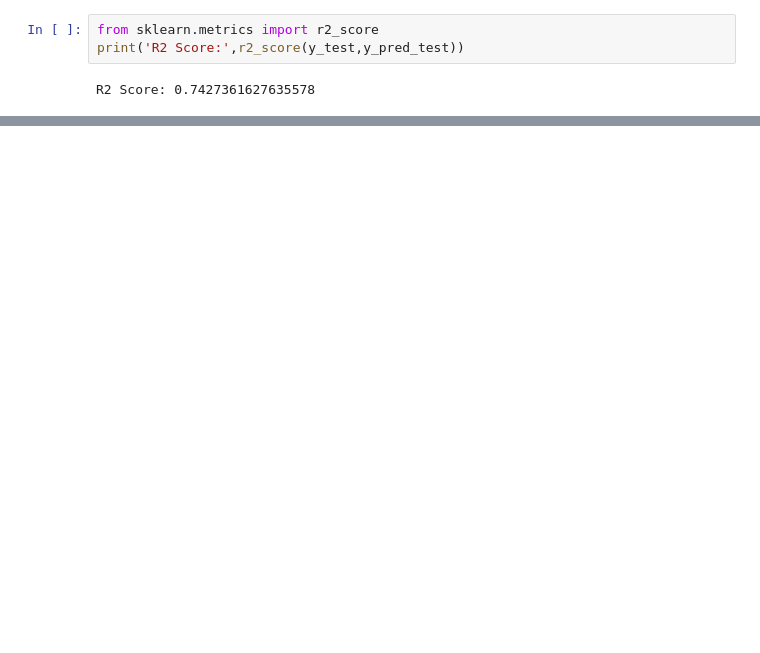
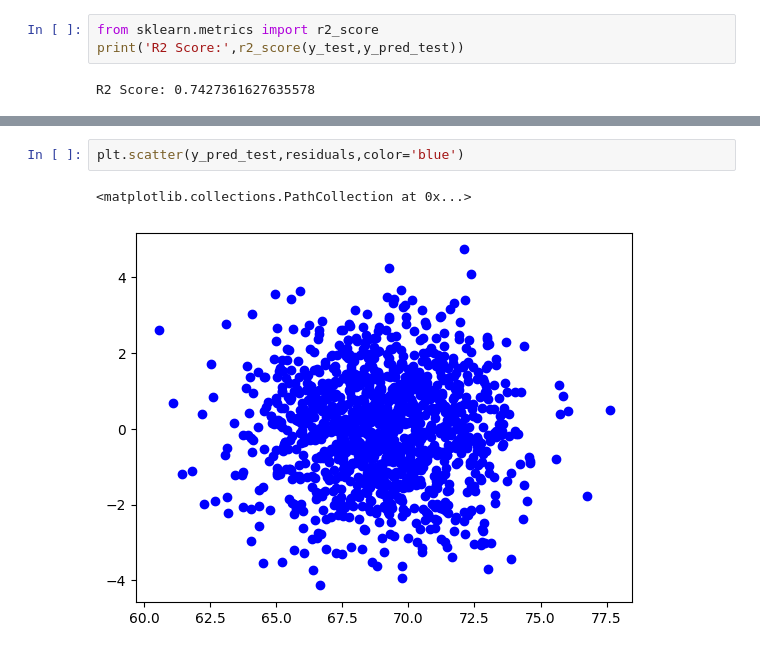
Before and after one commit to swadhinbiswas/machinelearning, a Jupyter notebook: projects/projects1.ipynb, the cells around one changed output, grey strips where cells are left out. Cells and saved outputs as stored; diff of their text form; blank space fills up the shorter version.

```diff
--- a/projects/projects1.ipynb
+++ b/projects/projects1.ipynb
@@ -139,0 +163,5 @@ R2 Score: 0.7427361627635578
+# %%
+plt.scatter(y_pred_test,residuals,color='blue')
+# %% [output]
+<matplotlib.collections.PathCollection at 0x...>
+[figure, added]
```
Also changed, not shown: parts of 6 cells of this notebook, 1 other file.
